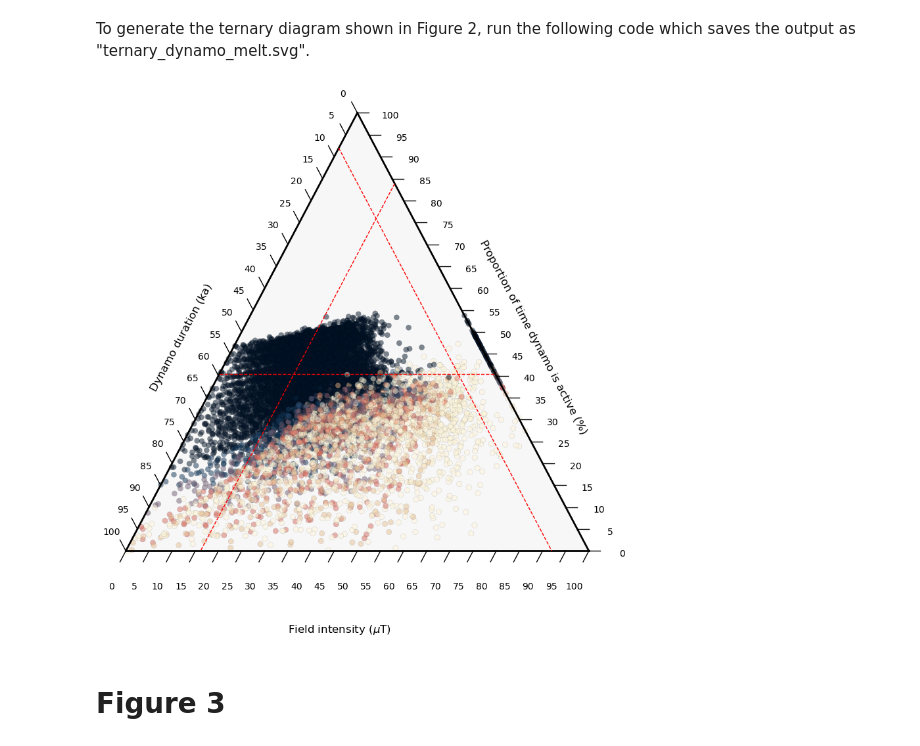
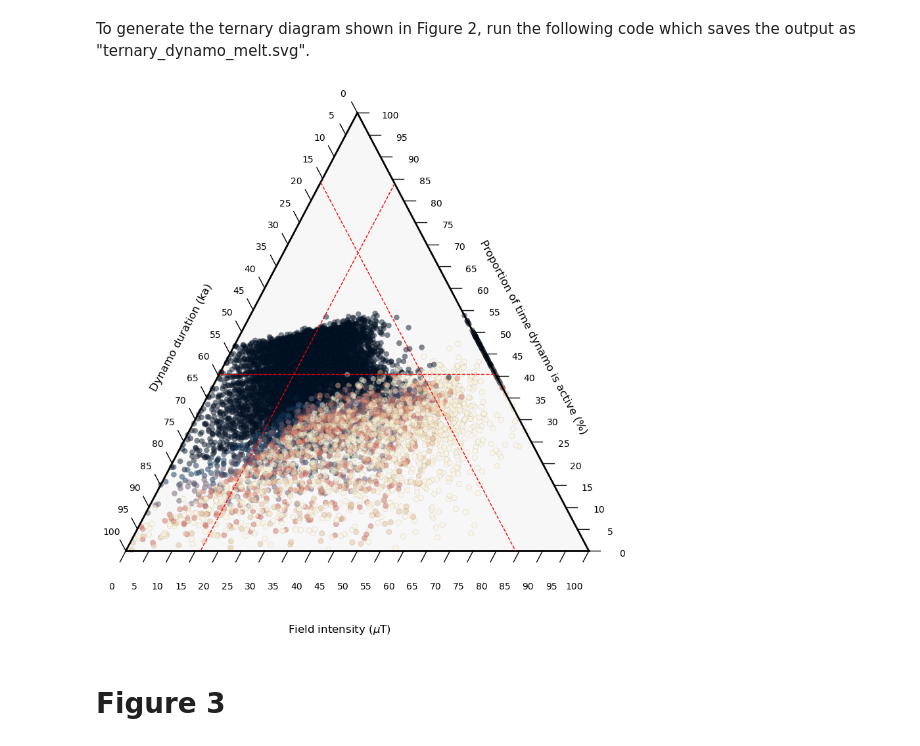
Before and after one commit to TinySpaceMagnet/LunarDynamo, a Jupyter notebook: Main_Text_Figures.ipynb, the cells around one changed output. Saved outputs shown, nothing was run; the diff lists cells and outputs as text; code cells hidden in the pictures.

Commit message:
Updated version of Main Text figures

```diff
--- a/Main_Text_Figures.ipynb
+++ b/Main_Text_Figures.ipynb
@@ -119,7 +120,7 @@ C1 = np.log10(properties_df['percent_on'])
 C2 = 100 * (C1 - np.min(C1)) / (np.max(C1) - np.min(C1))
 C = 100 - C2
 #Percent on limit
-Cline1 = np.log10(26)
+Cline1 = np.log10(7)
 Cline2 = 100 * (Cline1 - np.min(C1)) / (np.max(C1) - np.min(C1))
 Cline = 100 - Cline2
 
@@ -132,34 +133,34 @@ A_normalized = A / sum_ABC * 100
 B_normalized = B / sum_ABC * 100
 C_normalized = C / sum_ABC * 100
 
 # Create points for plotting
 points = list(zip(A_normalized, B_normalized, C_normalized))
 
 # Scatter plot with outlines
 scatter = tax.scatter(points,
                       marker='o',
                       c=D,
                       cmap=SCM8.lipari,
                       edgecolors='black',
                       linewidths=0.1,
                       alpha=0.5
                      )
 
 
 
 # Draw lines parallel to the axes
 tax.horizontal_line(Bline, linewidth=1., color='red', linestyle="--")
 tax.left_parallel_line(Aline, linewidth=1., color='red', linestyle="--")
 tax.right_parallel_line(Cline, linewidth=1., color='red', linestyle="--")
 
 tax.ticks(axis='lbr', multiple=5, linewidth=1, offset=0.025)
 tax.get_axes().axis('off')
 tax.clear_matplotlib_ticks()
 
 #show the plot
 tax.show()
 # %% [output]
-[figure, old version]
+[figure, new version]
 # %% [markdown]
 # Figure 3
 # %% [markdown]
```
Also changed, not shown: parts of 4 cells of this notebook.
